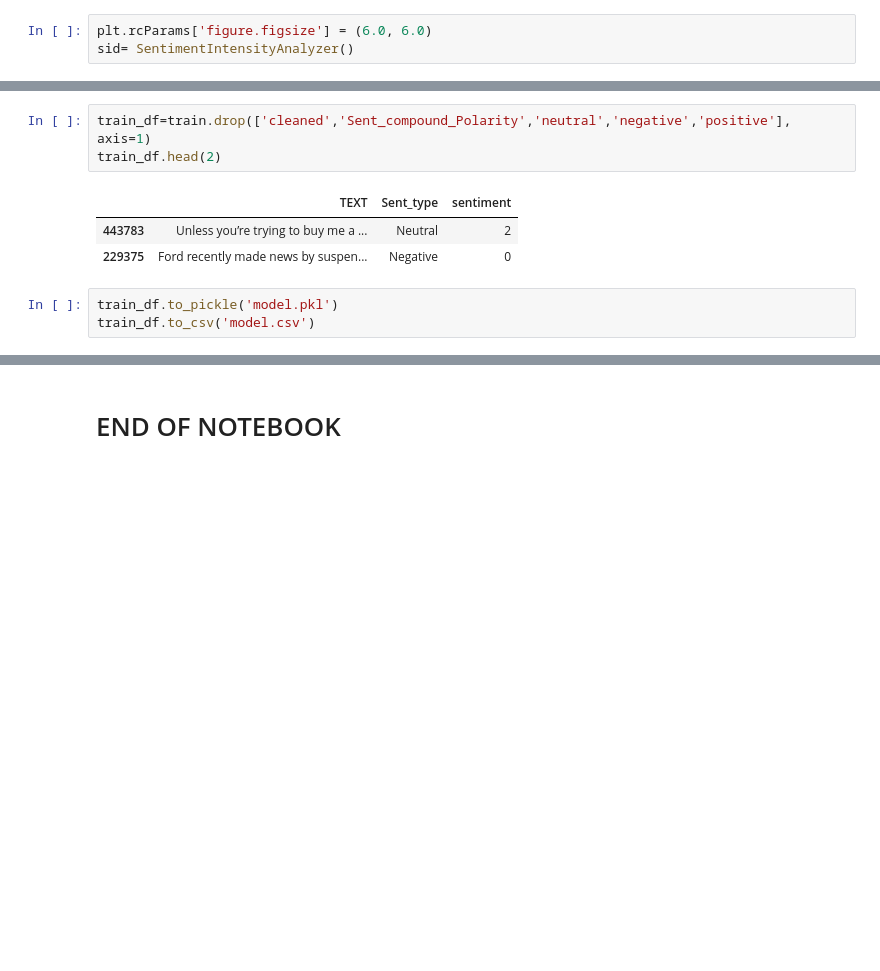
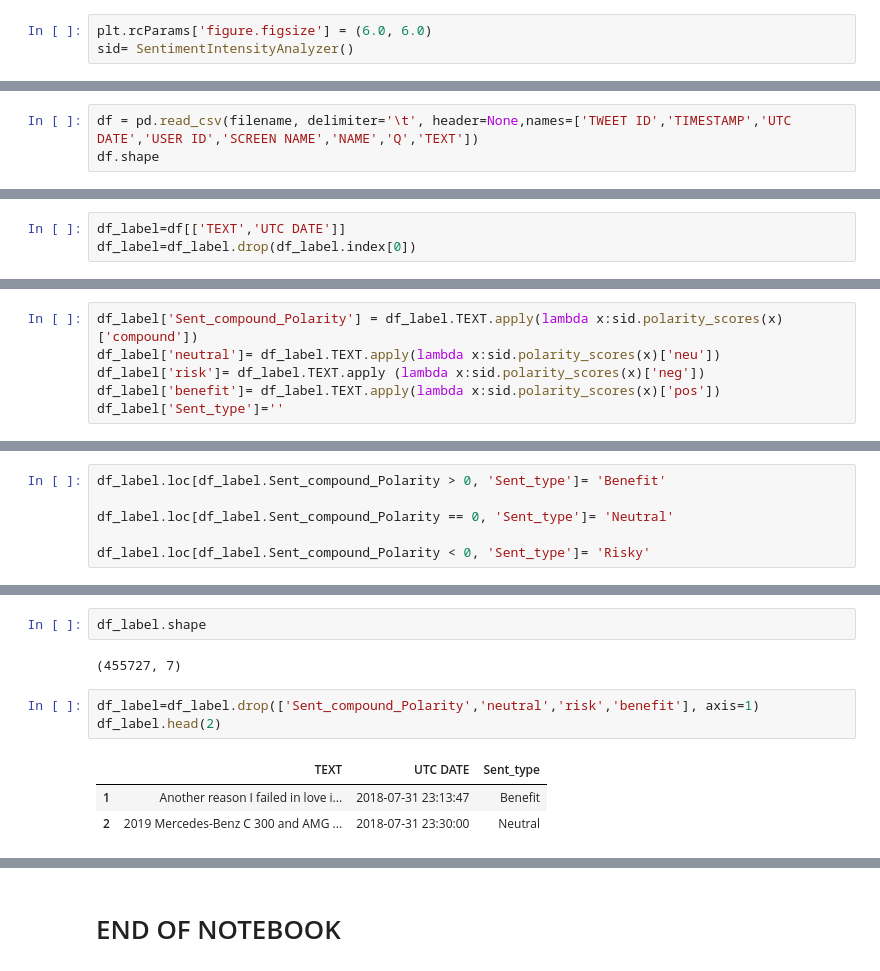
Before and after one commit to HassanSherwani/Natural-Language-Processing-II-, a Jupyter notebook: 16.Sentiment_Analyses(2)/0.Data Labelling.ipynb, the cells around one changed output, grey strips where cells are left out. Drawn from its saved outputs; the diff is of its cells as text; blank space fills up the shorter version.

```diff
--- a/16.Sentiment_Analyses(2)/0.Data Labelling.ipynb
+++ b/16.Sentiment_Analyses(2)/0.Data Labelling.ipynb
@@ -197,0 +208,3 @@ train['sentiment'] = train.Sent_type.map({'Negative':0, 'Positive':1, 'Neutral':
+# %%
+df = pd.read_csv(filename, delimiter='\t', header=None,names=['TWEET ID','TIMESTAMP','UTC DATE','USER ID','SCREEN NAME','NAME','Q','TEXT'])
+df.shape
@@ -197,0 +213,3 @@ train['sentiment'] = train.Sent_type.map({'Negative':0, 'Positive':1, 'Neutral':
+# %%
+df_label=df[['TEXT','UTC DATE']]
+df_label=df_label.drop(df_label.index[0])
@@ -213,0 +231,6 @@ Name: sentiment, dtype: int64
+# %%
+df_label['Sent_compound_Polarity'] = df_label.TEXT.apply(lambda x:sid.polarity_scores(x)['compound'])
+df_label['neutral']= df_label.TEXT.apply(lambda x:sid.polarity_scores(x)['neu'])
+df_label['risk']= df_label.TEXT.apply (lambda x:sid.polarity_scores(x)['neg'])
+df_label['benefit']= df_label.TEXT.apply(lambda x:sid.polarity_scores(x)['pos'])
+df_label['Sent_type']=''
@@ -213,0 +246,6 @@ Name: sentiment, dtype: int64
+# %%
+df_label.loc[df_label.Sent_compound_Polarity > 0, 'Sent_type']= 'Benefit'
+
+df_label.loc[df_label.Sent_compound_Polarity == 0, 'Sent_type']= 'Neutral'
+
+df_label.loc[df_label.Sent_compound_Polarity < 0, 'Sent_type']= 'Risky'
@@ -214,10 +261,11 @@ Name: sentiment, dtype: int64
+# %%
+df_label.shape
+# %% [output]
+(455727, 7)
 # %%
-train_df=train.drop(['cleaned','Sent_compound_Polarity','neutral','negative','positive'], axis=1)
-train_df.head(2)
+df_label=df_label.drop(['Sent_compound_Polarity','neutral','risk','benefit'], axis=1)
+df_label.head(2)
 # %% [output]
-|  | TEXT | Sent_type | sentiment |
-| 443783 | Unless you’re trying to buy me a ... | Neutral | 2 |
-| 229375 | Ford recently made news by suspen... | Negative | 0 |
+|  | TEXT | UTC DATE | Sent_type |
+| 1 | Another reason I failed in love i... | 2018-07-31 23:13:47 | Benefit |
+| 2 | 2019 Mercedes-Benz C 300 and AMG ... | 2018-07-31 23:30:00 | Neutral |
-# %%
-train_df.to_pickle('model.pkl')
-train_df.to_csv('model.csv')
```
Also changed, not shown: parts of 21 cells of this notebook.
